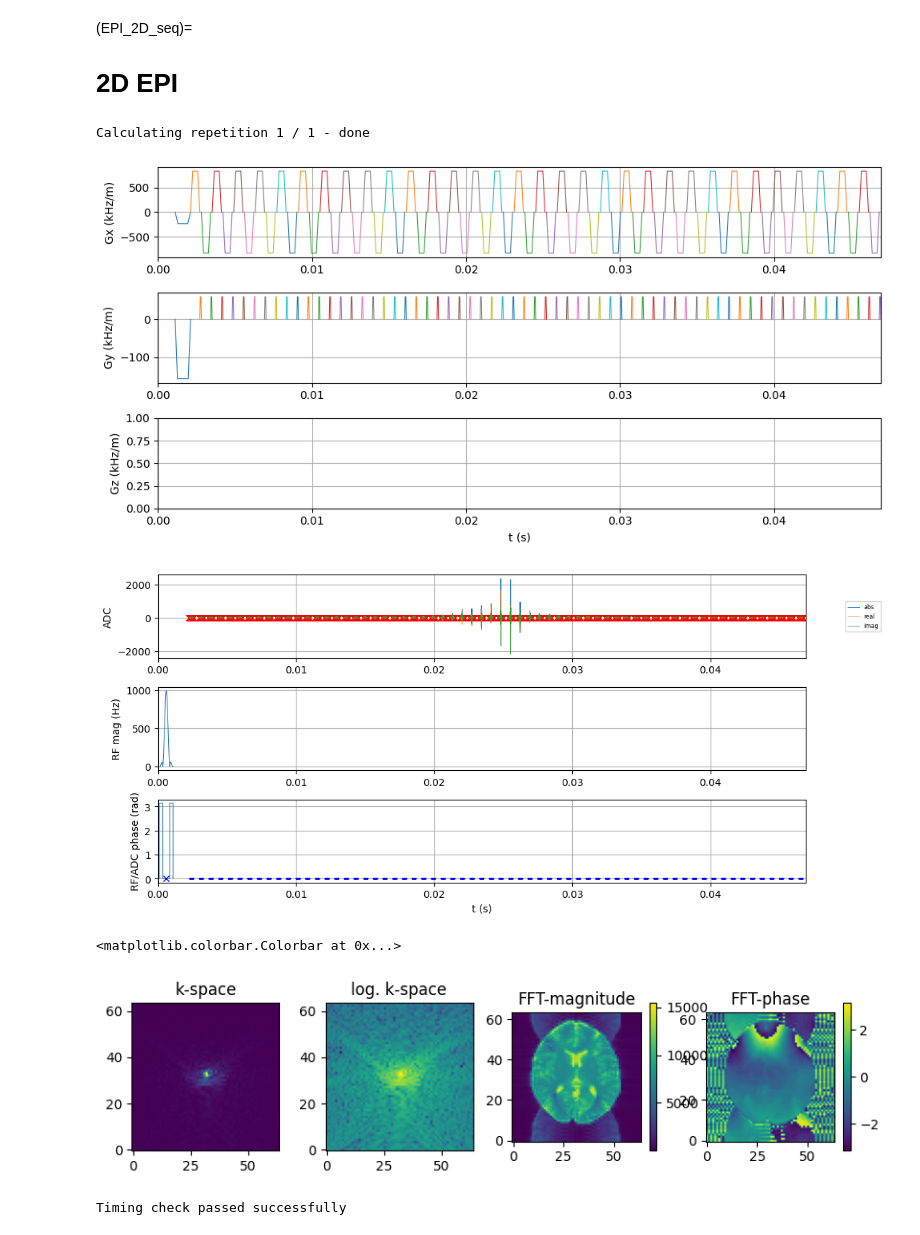
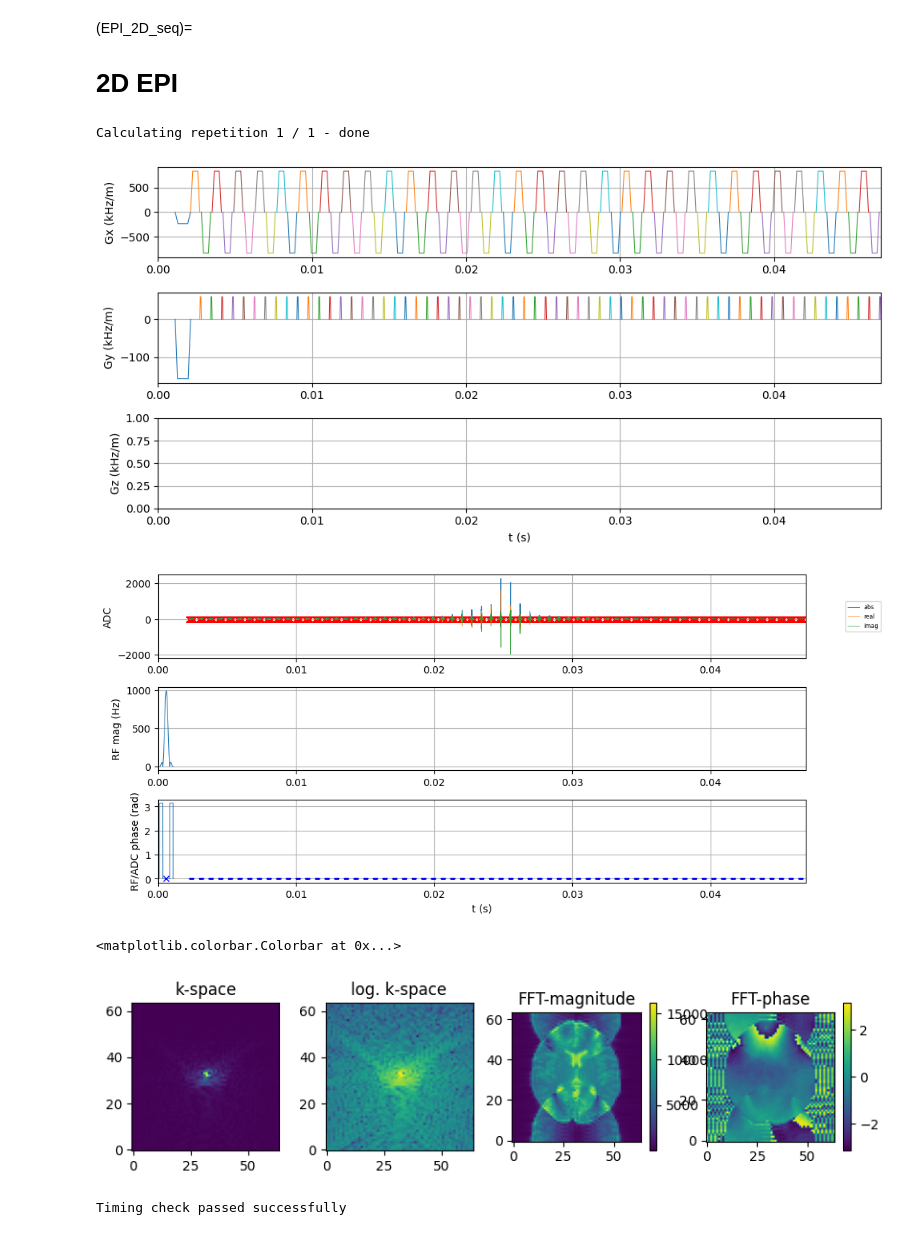
Before and after one commit to MRsources/MRzero-Core, a Jupyter notebook: documentation/playground_mr0/mr0_EPI_2D_seq.ipynb, the cells around one changed output. Drawn from its saved outputs; the diff is of its cells as text; code cells hidden in the pictures.

Commit message:
added flag for eddys

```diff
--- a/documentation/playground_mr0/mr0_EPI_2D_seq.ipynb
+++ b/documentation/playground_mr0/mr0_EPI_2D_seq.ipynb
@@ -13,7 +13,6 @@ import MRzeroCore as mr0
 import pypulseq as pp
 import torch
 import matplotlib.pyplot as plt
-import math
 
 plt.rcParams['figure.figsize'] = [10, 5]
 plt.rcParams['figure.dpi'] = 100 # 200 e.g. is really fine, but slower
@@ -51,10 +50,12 @@ adc_duration_OG = 0.25e-3 # @param {type: "slider", min: 0.25e-3, max: 10e-3, st
 a = int(system.adc_raster_time * Nread * 10**7)
 b = int(system.grad_raster_time * 10**7)
 c = int(adc_duration_OG * 10**7)
-lcm_ab = abs(a * b) // math.gcd(a, b)
+lcm_ab = abs(a * b) // np.gcd(a, b)
 adc_raster_duration = (lcm_ab if round(c / lcm_ab) == 0 else round(c / lcm_ab) * lcm_ab) / 10**7
 
-eddy_currents_induced_delay= 1e-6 # @param {type: "slider", min: -1e-4, max: 1e-4, step: 1e-8}
+eddy_currents=True # @param {type:"boolean"}
+eddy_currents_induced_delay= 0.0000015 # @param {type: "slider", min: -1e-4, max: 1e-4, step: 1e-8}
+eddy_currents_induced_delay*=eddy_currents
 
 gx = pp.make_trapezoid(channel='x', flat_area=Nread / fov, flat_time=adc_raster_duration, system=system)
 gx_ = pp.make_trapezoid(channel='x', flat_area=-Nread / fov, flat_time=adc_raster_duration, system=system)
@@ -87,34 +88,34 @@ plt.show()
 fig = plt.figure(figsize=(10,2))  # fig.clf()
 
 kspace_adc = torch.reshape((signal), (Nphase, Nread)).clone().t()
 kspace = kspace_adc
 kspace[:,0::2] = torch.flip(kspace[:,0::2],[0] )[:,:]
 # fftshift FFT fftshift
 spectrum = torch.fft.fftshift(kspace)
 space = torch.fft.fft2(spectrum)
 space = torch.fft.ifftshift(space)
 
 plt.subplot(141)
 plt.title('k-space')
 mr0.util.imshow(np.abs(kspace.numpy()))
 plt.subplot(142)
 plt.title('log. k-space')
 mr0.util.imshow(np.log(np.abs(kspace.numpy())))
 
 plt.subplot(143)
 plt.title('FFT-magnitude')
 mr0.util.imshow(np.abs(space.numpy()))
 plt.colorbar()
 plt.subplot(144)
 plt.title('FFT-phase')
 mr0.util.imshow(np.angle(space.numpy()), vmin=-np.pi, vmax=np.pi)
 plt.colorbar()
 # %% [output]
 Calculating repetition 1 / 1 - done
 [figure]
 [figure]
 <matplotlib.colorbar.Colorbar at 0x...>
-[figure, old version]
+[figure, new version]
 # %%
 # @title Export sequence as .seq file
 
```
Also changed, not shown: parts of 1 cell of this notebook.
